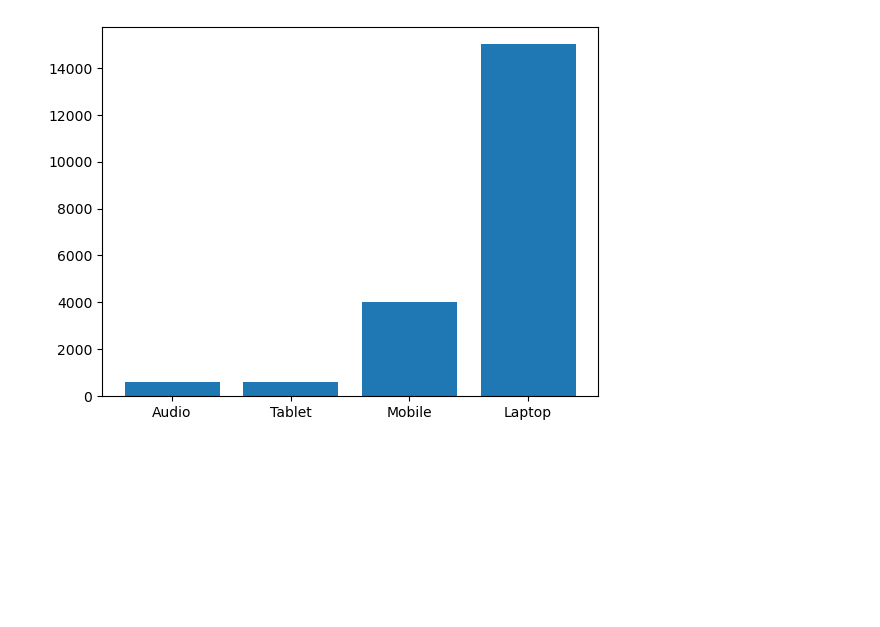
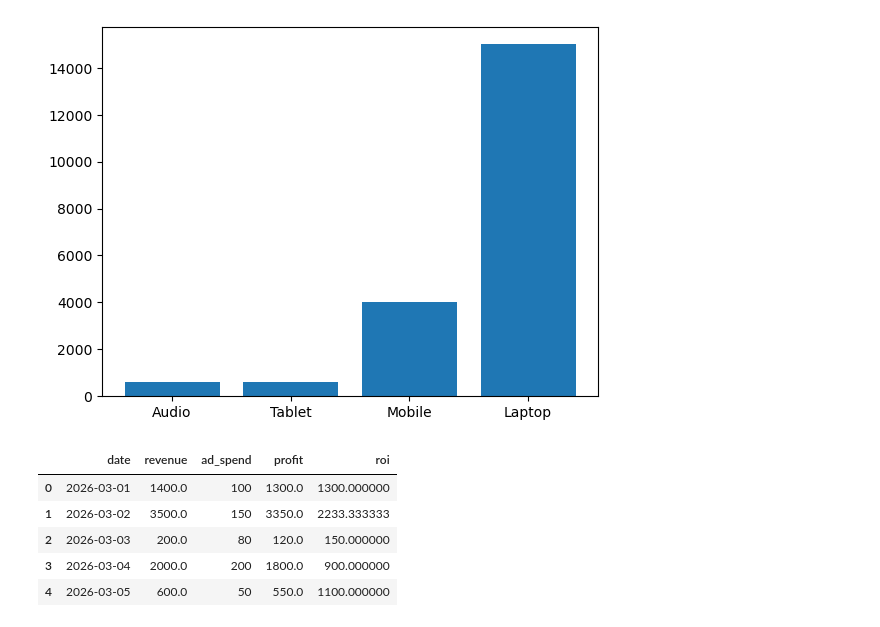
Before and after one commit to BohdanDuma/NUMPY, a Jupyter notebook: 20.04.ipynb, the cells around one changed output. Cells and saved outputs as stored; diff of their text form; code cells hidden in the pictures; blank space fills up the shorter version.

```diff
--- a/20.04.ipynb
+++ b/20.04.ipynb
@@ -119,3 +115,12 @@ plt.bar(group_cat['category'],group_cat['revenue'])
 # %% [output]
 <BarContainer object of 4 artists>
 [figure]
+# %%
+market_ord.head()
+# %% [output]
+|  | date | revenue | ad_spend | profit | roi |
+| 0 | 2026-03-01 | 1400.0 | 100 | 1300.0 | 1300.000000 |
+| 1 | 2026-03-02 | 3500.0 | 150 | 3350.0 | 2233.333333 |
+| 2 | 2026-03-03 | 200.0 | 80 | 120.0 | 150.000000 |
+| 3 | 2026-03-04 | 2000.0 | 200 | 1800.0 | 900.000000 |
+| 4 | 2026-03-05 | 600.0 | 50 | 550.0 | 1100.000000 |
```
Also changed, not shown: parts of 9 cells of this notebook.
